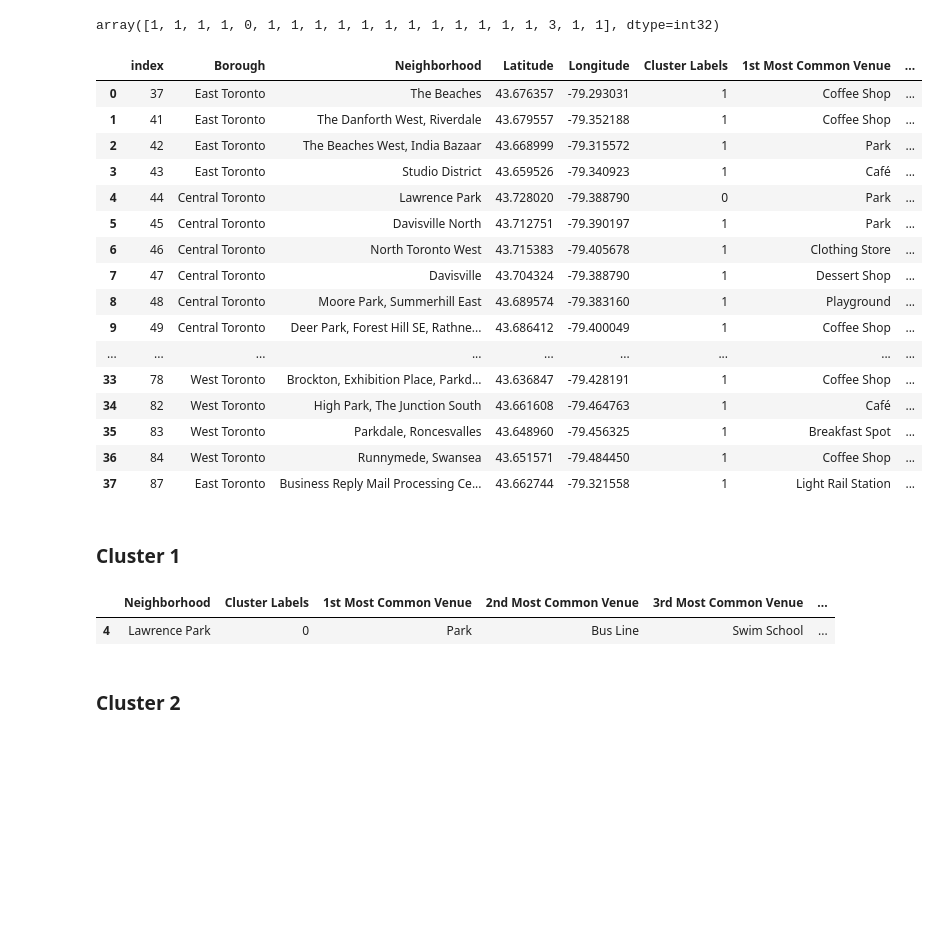
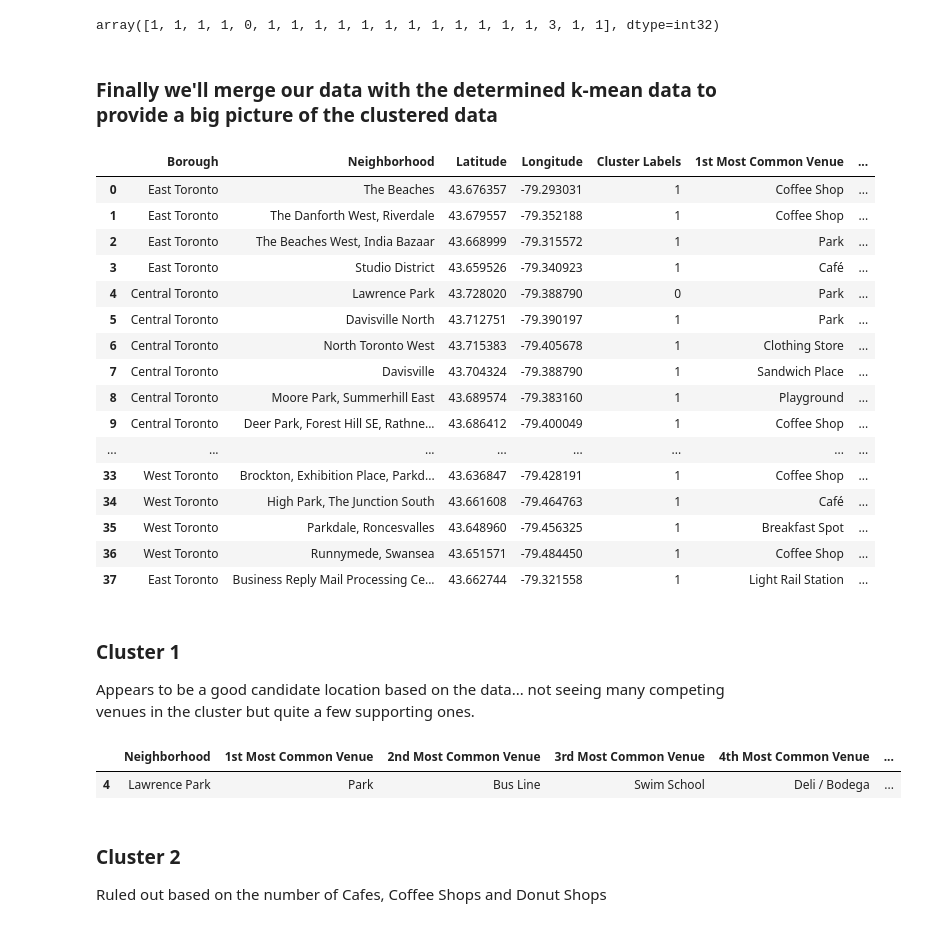
Before and after one commit to PokerRoo/Coursera_Capstone, a Jupyter notebook: Capstone Project - Battle of the Neighborhoods.ipynb, the cells around one changed output. Cells and saved outputs as stored; diff of their text form; code cells hidden in the pictures; blank space fills up the shorter version.

```diff
--- a/Capstone Project - Battle of the Neighborhoods.ipynb
+++ b/Capstone Project - Battle of the Neighborhoods.ipynb
@@ -76,5 +80,7 @@ geo_data_df = pd.read_csv('geo_data.csv')
 toronto_data = pd.concat([toronto_data , geo_data_df], axis=1, join='inner')
 toronto_data.drop('PostalCode', axis=1, inplace=True)
 toronto_data.drop('Postal Code', axis=1, inplace=True)
+
+toronto_data = toronto_data.reset_index()
 toronto_data
 # %% [output]
@@ -214,7 +224,7 @@ toronto_venues = toronto_venues[~toronto_venues['Venue Category'].str.contains('
 toronto_venues = toronto_venues[~toronto_venues['Venue Category'].str.contains('Pub')]
 toronto_venues = toronto_venues[~toronto_venues['Venue Category'].str.contains('pub')]
 toronto_venues = toronto_venues[~toronto_venues['Venue Category'].str.contains('Pizza')]
-toronto_venues = toronto_venues[~toronto_venues['Venue Category'].str.contains('Dinner')]
+toronto_venues = toronto_venues[~toronto_venues['Venue Category'].str.contains('Diner')]
 toronto_venues = toronto_venues[~toronto_venues['Venue Category'].str.contains('Bar')]
 toronto_venues = toronto_venues[~toronto_venues['Venue Category'].str.contains('Burger')]
 toronto_venues = toronto_venues[~toronto_venues['Venue Category'].str.contains('Steak')]
@@ -344,38 +362,44 @@ kmeans = KMeans(n_clusters=kclusters, random_state=0).fit(toronto_grouped_cluste
 kmeans.labels_[0:20]
 # %% [output]
 array([1, 1, 1, 1, 0, 1, 1, 1, 1, 1, 1, 1, 1, 1, 1, 1, 1, 3, 1, 1], dtype=int32)
+# %% [markdown]
+### Finally we'll merge our data with the determined k-mean data to provide a big picture of the clustered data
 # %%
 toronto_merged = toronto_data
 toronto_merged['Cluster Labels'] = kmeans.labels_
 toronto_merged = toronto_merged.join(neighborhoods_venues_sorted.set_index('Neighborhood'), on='Neighborhood')
 toronto_merged.reset_index(inplace=True)
 
+toronto_merged.drop('level_0', axis=1, inplace=True)
+toronto_merged.drop('index', axis=1, inplace=True)
 toronto_merged
 # %% [output]
-|  | index | Borough | Neighborhood | Latitude | Longitude | Cluster Labels | 1st Most Common Venue | ... |
-| 0 | 37 | East Toronto | The Beaches | 43.676357 | -79.293031 | 1 | Coffee Shop | ... |
-| 1 | 41 | East Toronto | The Danforth West, Riverdale | 43.679557 | -79.352188 | 1 | Coffee Shop | ... |
-| 2 | 42 | East Toronto | The Beaches West, India Bazaar | 43.668999 | -79.315572 | 1 | Park | ... |
-| 3 | 43 | East Toronto | Studio District | 43.659526 | -79.340923 | 1 | Café | ... |
-| 4 | 44 | Central Toronto | Lawrence Park | 43.728020 | -79.388790 | 0 | Park | ... |
-| 5 | 45 | Central Toronto | Davisville North | 43.712751 | -79.390197 | 1 | Park | ... |
-| 6 | 46 | Central Toronto | North Toronto West | 43.715383 | -79.405678 | 1 | Clothing Store | ... |
-| 7 | 47 | Central Toronto | Davisville | 43.704324 | -79.388790 | 1 | Dessert Shop | ... |
-| 8 | 48 | Central Toronto | Moore Park, Summerhill East | 43.689574 | -79.383160 | 1 | Playground | ... |
-| 9 | 49 | Central Toronto | Deer Park, Forest Hill SE, Rathne... | 43.686412 | -79.400049 | 1 | Coffee Shop | ... |
-| ... | ... | ... | ... | ... | ... | ... | ... | ... |
-| 33 | 78 | West Toronto | Brockton, Exhibition Place, Parkd... | 43.636847 | -79.428191 | 1 | Coffee Shop | ... |
-| 34 | 82 | West Toronto | High Park, The Junction South | 43.661608 | -79.464763 | 1 | Café | ... |
-| 35 | 83 | West Toronto | Parkdale, Roncesvalles | 43.648960 | -79.456325 | 1 | Breakfast Spot | ... |
-| 36 | 84 | West Toronto | Runnymede, Swansea | 43.651571 | -79.484450 | 1 | Coffee Shop | ... |
-| 37 | 87 | East Toronto | Business Reply Mail Processing Ce... | 43.662744 | -79.321558 | 1 | Light Rail Station | ... |
+|  | Borough | Neighborhood | Latitude | Longitude | Cluster Labels | 1st Most Common Venue | ... |
+| 0 | East Toronto | The Beaches | 43.676357 | -79.293031 | 1 | Coffee Shop | ... |
+| 1 | East Toronto | The Danforth West, Riverdale | 43.679557 | -79.352188 | 1 | Coffee Shop | ... |
+| 2 | East Toronto | The Beaches West, India Bazaar | 43.668999 | -79.315572 | 1 | Park | ... |
+| 3 | East Toronto | Studio District | 43.659526 | -79.340923 | 1 | Café | ... |
+| 4 | Central Toronto | Lawrence Park | 43.728020 | -79.388790 | 0 | Park | ... |
+| 5 | Central Toronto | Davisville North | 43.712751 | -79.390197 | 1 | Park | ... |
+| 6 | Central Toronto | North Toronto West | 43.715383 | -79.405678 | 1 | Clothing Store | ... |
+| 7 | Central Toronto | Davisville | 43.704324 | -79.388790 | 1 | Sandwich Place | ... |
+| 8 | Central Toronto | Moore Park, Summerhill East | 43.689574 | -79.383160 | 1 | Playground | ... |
+| 9 | Central Toronto | Deer Park, Forest Hill SE, Rathne... | 43.686412 | -79.400049 | 1 | Coffee Shop | ... |
+| ... | ... | ... | ... | ... | ... | ... | ... |
+| 33 | West Toronto | Brockton, Exhibition Place, Parkd... | 43.636847 | -79.428191 | 1 | Coffee Shop | ... |
+| 34 | West Toronto | High Park, The Junction South | 43.661608 | -79.464763 | 1 | Café | ... |
+| 35 | West Toronto | Parkdale, Roncesvalles | 43.648960 | -79.456325 | 1 | Breakfast Spot | ... |
+| 36 | West Toronto | Runnymede, Swansea | 43.651571 | -79.484450 | 1 | Coffee Shop | ... |
+| 37 | East Toronto | Business Reply Mail Processing Ce... | 43.662744 | -79.321558 | 1 | Light Rail Station | ... |
-# %% [markdown]
-### Cluster 1
+# %% [markdown]
+### Cluster 1
+Appears to be a good candidate location based on the data... not seeing many competing venues in the cluster but quite a few supporting ones.
 # %%
-toronto_merged.loc[toronto_merged['Cluster Labels'] == 0, toronto_merged.columns[[2] + list(range(5, toronto_merged.shape[1]))]]
+toronto_merged.loc[toronto_merged['Cluster Labels'] == 0, toronto_merged.columns[[1] + list(range(5, toronto_merged.shape[1]))]]
 # %% [output]
-|  | Neighborhood | Cluster Labels | 1st Most Common Venue | 2nd Most Common Venue | 3rd Most Common Venue | ... |
-| 4 | Lawrence Park | 0 | Park | Bus Line | Swim School | ... |
+|  | Neighborhood | 1st Most Common Venue | 2nd Most Common Venue | 3rd Most Common Venue | 4th Most Common Venue | ... |
+| 4 | Lawrence Park | Park | Bus Line | Swim School | Deli / Bodega | ... |
-# %% [markdown]
-### Cluster 2
+# %% [markdown]
+### Cluster 2
+Ruled out based on the number of Cafes, Coffee Shops and Donut Shops
 # %%
```
Also changed, not shown: parts of 25 cells of this notebook.
